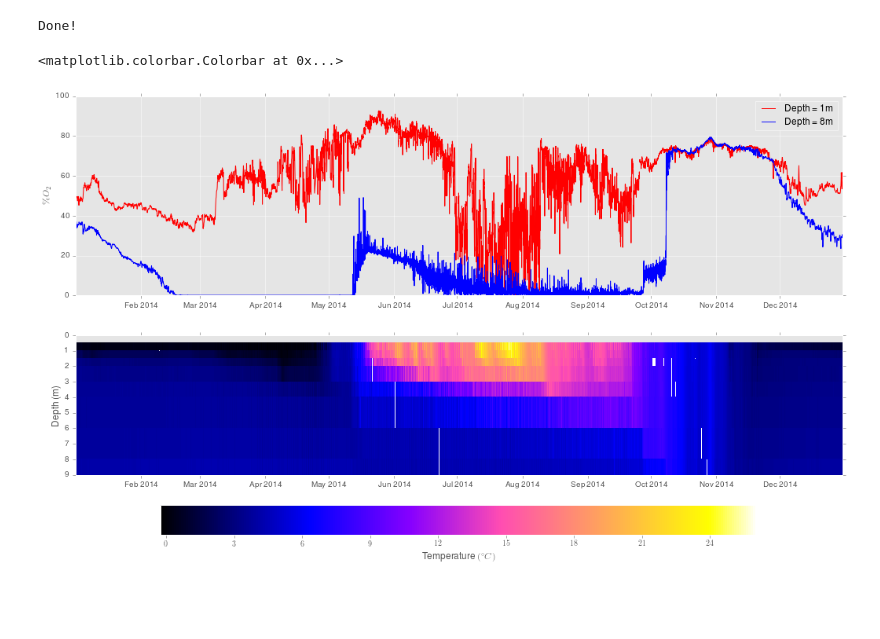
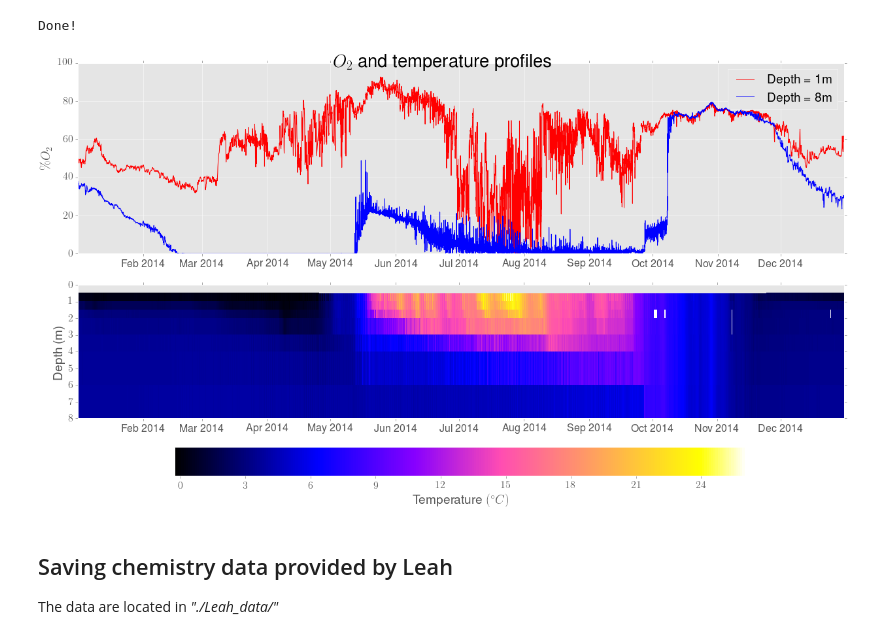
Before and after one commit to Lecheps/PROGNOS_data, a Jupyter notebook: PROGNOS_preprocessing.ipynb, the cells around one changed output. Drawn from its saved outputs; the diff is of its cells as text; code cells hidden in the pictures; blank space fills up the shorter version.

```diff
--- a/PROGNOS_preprocessing.ipynb
+++ b/PROGNOS_preprocessing.ipynb
@@ -172,22 +201,22 @@ print("The average discharge is: ")
 print (np.mean(allData['inlet'].loc[:,'Discharge']))
 
 #Visualizing data
-fig, axes = plt.subplots(nrows = 4, ncols = 1, figsize = (20, 20))
-allData['inlet'].loc[:,u'CDOM'].plot(ax = axes[0],legend=True)
-allData['inlet'].loc[:,'Temperatur_C'].plot(ax = axes[1],legend=True)
-allData['inlet'].loc[:,'Discharge'].plot(ax = axes[2],legend=True)
-allData['inlet'].loc[:,'O2'].plot(ax = axes[3],legend=True)
+fig = plot_df(allData['inlet'].iloc[:,2:])
 
 #Saving inlet data
-fcdom = open('langtjern-inlet-cdom-ug-per-l.dat','w')
-fdisch = open('langtjern-inlet-q.dat','w')
+fcdom = open(result_dir + 'langtjern-inlet-cdom-ug-per-l.dat','w')
+fdisch = open(result_dir + 'langtjern-inlet-q.dat','w')
 
 for i,j in allData['inlet'].iterrows() :
     fcdom.write(datetime.datetime.strftime(i,'%Y-%m-%d %H:%M:%S') + ' ' + str(j.loc['CDOM']) + '\n')
-    fdisch.write(datetime.datetime.strftime(i,'%Y-%m-%d %H:%M:%S') + ' ' + str(j.loc['Discharge']) + ' ' + str(j.loc['Temperatur_C']) + '\n')
+    fdisch.write(datetime.datetime.strftime(i,'%Y-%m-%d %H:%M:%S') + ' ' \
+                 + str(j.loc['Discharge']) + ' ' + str(j.loc['Temperatur_C']) + '\n')
 
 fcdom.close()
 fdisch.close()
+
+fig.suptitle('Measured inlet data', size = 'xx-large')
+fig.tight_layout()
 # %% [output]
 The average discharge is:
 0.126046755589
@@ -288,7 +317,8 @@ O2 = np.zeros((len(idx_list),len(unik_depth_O2)))
 O2[:] = np.NaN
 t = np.zeros((len(idx_list),len(unik_depth_t)))
 t[:] = np.NaN
-date_x = np.zeros(len(idx_list),dtype='datetime64[s]')
+#date_x = np.zeros(len(idx_list),dtype='datetime64[s]')
+date_x = list(allData['lake'].index.unique())
 
 #Filling up O2 and t arrays
 cnt = 0;
@@ -309,42 +339,34 @@ for key,val in sorted(idx_list.iteritems()):
 O2 = np.transpose(O2)
 t = np.transpose(t)
 
-#Getting index to rows with data
-has_data_O2 = np.logical_not(np.all(np.isnan(O2), axis = 1))
-#O2 = O2[has_data_O2,:]
-#O2_y = list(compress(unik_depth_O2,has_data_O2))
-
-
 print('Done!' )
 # %% [output]
 Done!
 # %%
 #Visualization
 fig, axes = plt.subplots(nrows = 2, ncols = 1, figsize = (17.5, 10))
-rc('text', usetex=True)
 
-O2_y = np.r_[unik_depth_O2, unik_depth_O2[-1] + 0.5]
-O2_x = np.r_[date_x,date_x[-1]+1]
 ma = np.ma.array(O2, mask=np.isnan(O2))
 cmap = matplotlib.cm.gist_heat_r #jet #afmhot_r
 cmap.set_bad('white',1.)
-axes[0].plot(date_x,O2[1,:],'r-',label = "Depth = 1m")#, \
+axes[0].plot(date_x,O2[1,:],'r-',label = "Depth = 1m")
 axes[0].plot(date_x,O2[7,:],'b-',label = "Depth = 8m")
 axes[0].legend()
 axes[0].set_ylabel(r'$\%O_{2}$')
 
-
-t_y = np.r_[unik_depth_t, unik_depth_t[-1] + 1]
-t_x = O2_x
+t_y = np.r_[unik_depth_t, unik_depth_t[-1]]
+t_x = date_x
+t_x.append(date_x[-1] + datetime.timedelta(hours=1.5))
 mat = np.ma.array(t, mask=np.isnan(t))
 cmap = matplotlib.cm.gnuplot2 #afmhot_r
 cmap.set_bad('white',1.)
 im = axes[1].pcolormesh(t_x, t_y, mat, cmap = cmap)
 axes[1].set_ylabel('Depth (m)')
 
-
 axes[1].invert_yaxis()
 plt.colorbar(im, orientation='horizontal', ax = axes[1], label =r'Temperature $\left(^{\circ}C\right)$')
+
+fig.suptitle('$O_2$ and temperature profiles', size = 'xx-large')
+fig.tight_layout()
 # %% [output]
-<matplotlib.colorbar.Colorbar at 0x...>
-[figure, old version]
+[figure, new version]
@@ -375,0 +394,4 @@ fox.close()
+# %% [markdown]
+## Saving chemistry data provided by Leah
+
+The data are located in *"\./Leah\_data/"*
```
Also changed, not shown: parts of 13 cells of this notebook.
